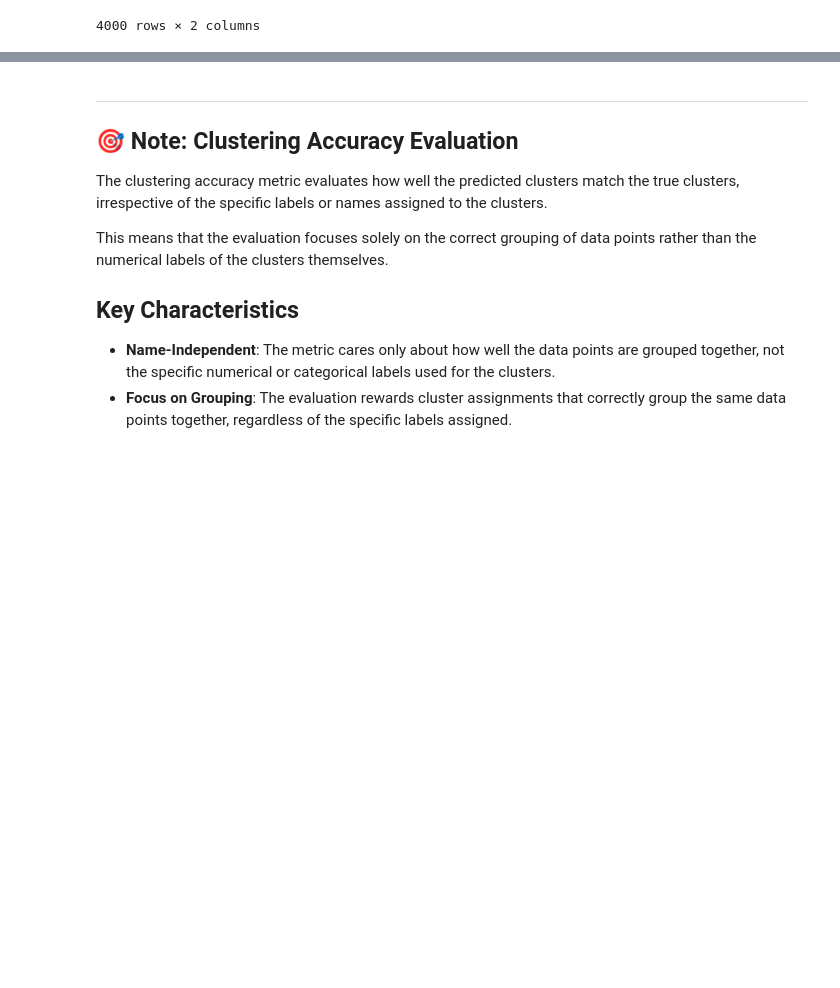
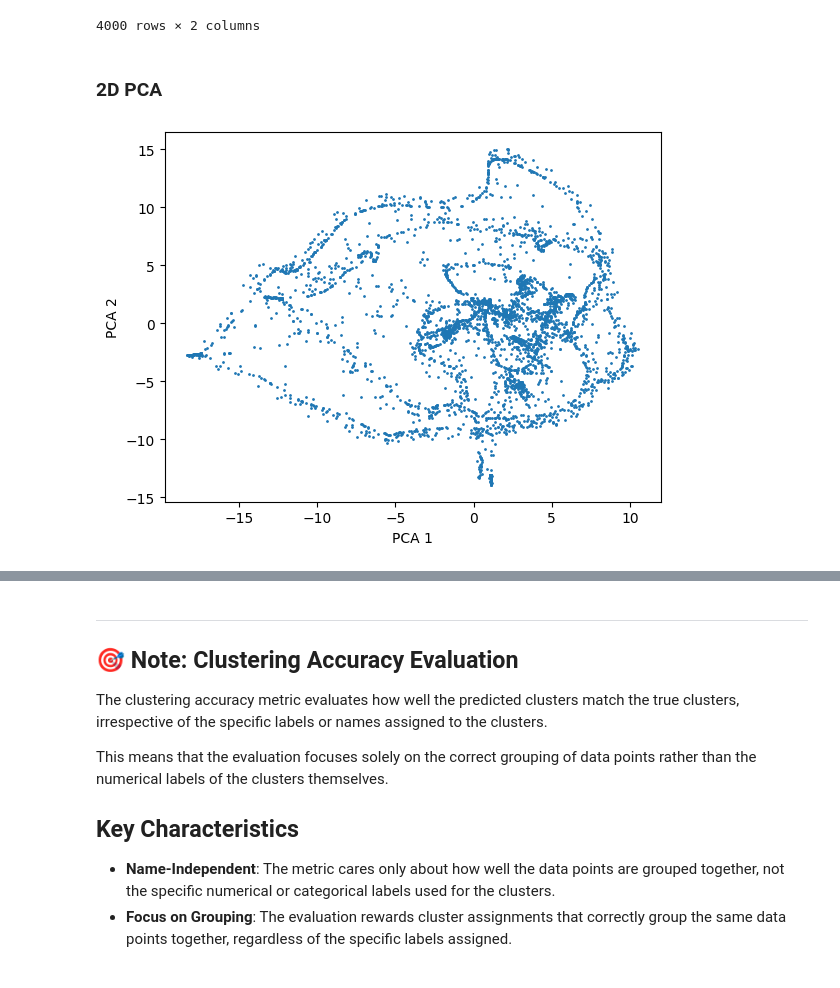
Before and after one commit to aOlsvik/tdt4172-intro-ml, a Jupyter notebook: Assignment2/Chapter_2.ipynb, the cells around one changed output, grey strips where cells are left out. Drawn from its saved outputs; the diff is of its cells as text; code cells hidden in the pictures; blank space fills up the shorter version.

```diff
--- a/Assignment2/Chapter_2.ipynb
+++ b/Assignment2/Chapter_2.ipynb
@@ -365,3 +366,18 @@ sample_submission
 | 3998 | 3998 | 7 |
 | 3999 | 3999 | 2 |
 4000 rows × 2 columns
+# %% [markdown]
+### 2D PCA
+# %%
+from sklearn.decomposition import PCA
+
+pca = PCA(n_components=2)
+X = data.drop(columns='ID').values
+X_2d = pca.fit_transform(X)
+
+plt.scatter(X_2d[:, 0], X_2d[:, 1], s=1)
+plt.xlabel('PCA 1')
+plt.ylabel('PCA 2')
+plt.show()
+# %% [output]
+[figure, added]
```
Also changed, not shown: parts of 23 cells of this notebook.
